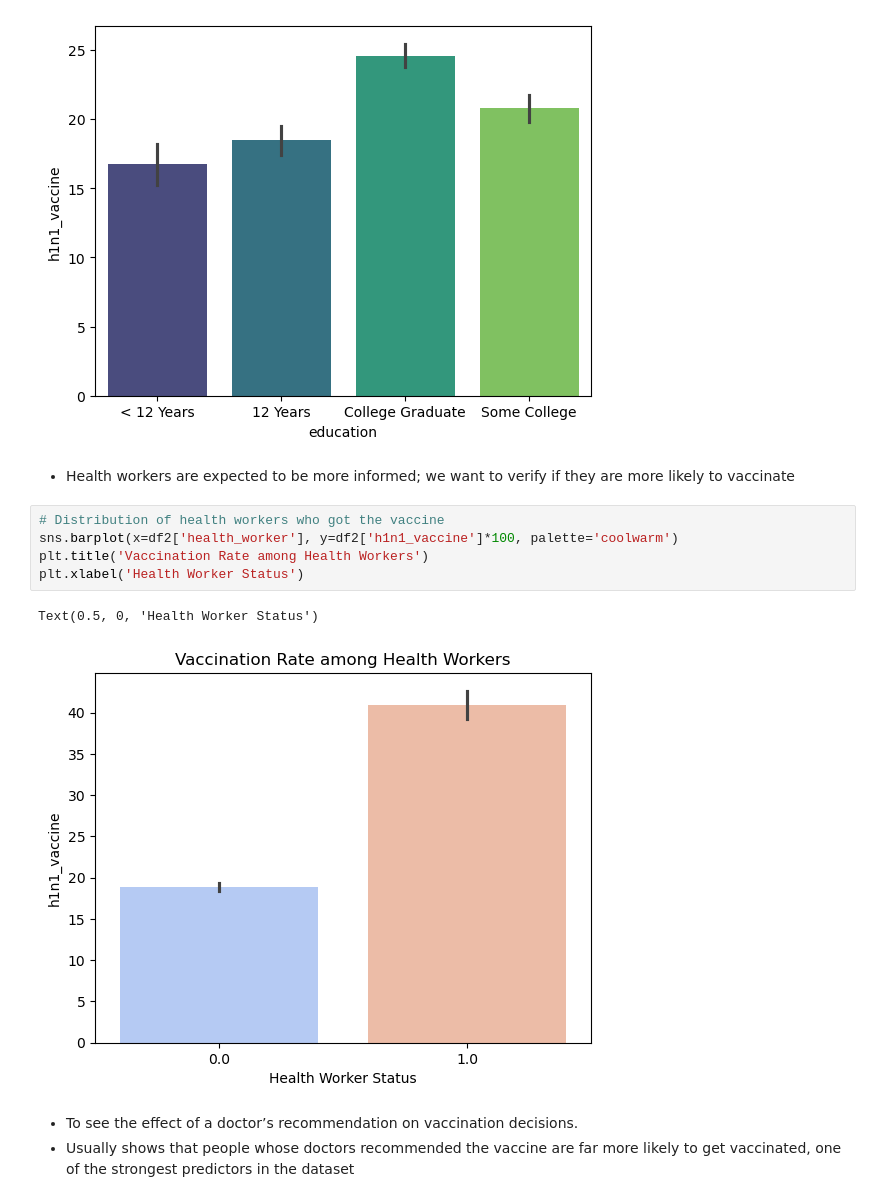
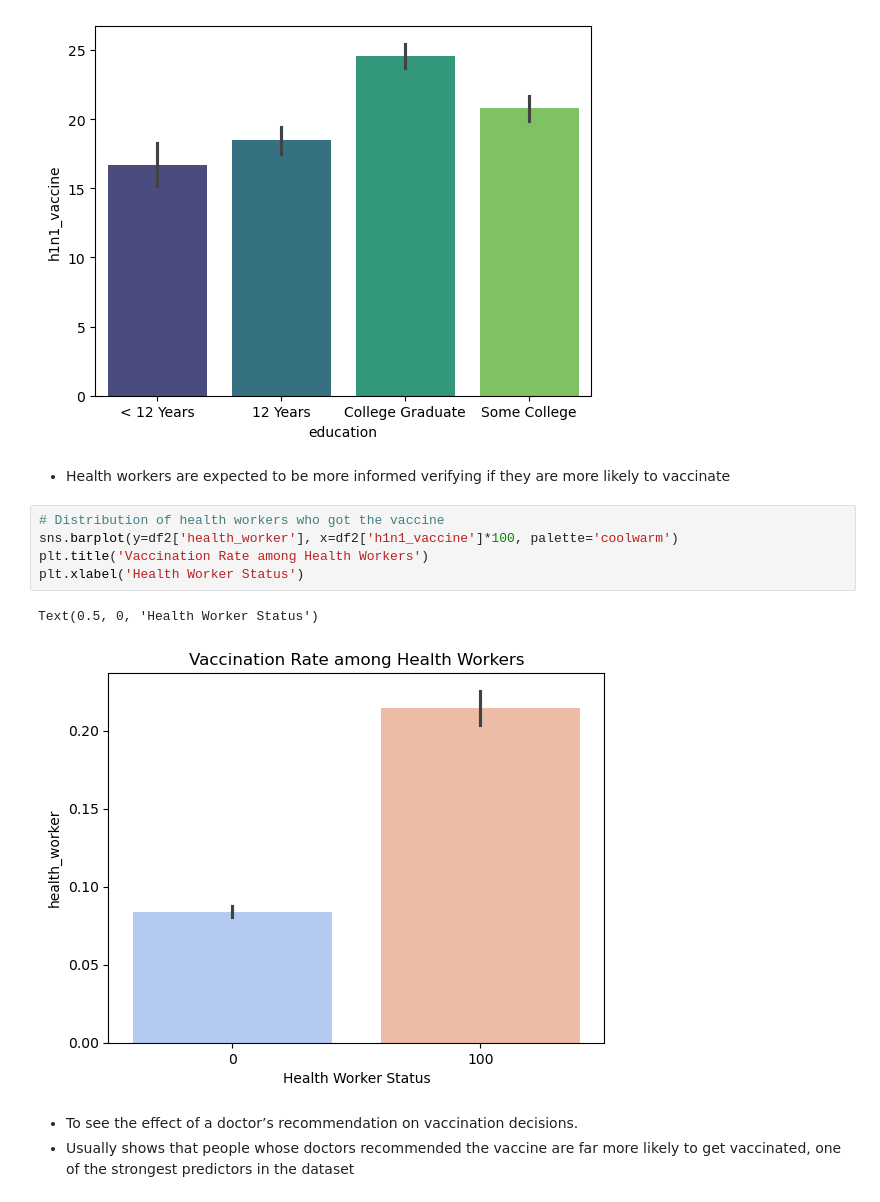
Before and after one commit to danielowuor/H1N1-flu-vaccine, a Jupyter notebook: h1n1_vaccine_analysis.ipynb, the cells around one changed output. Drawn from its saved outputs; the diff is of its cells as text.

```diff
--- a/h1n1_vaccine_analysis.ipynb
+++ b/h1n1_vaccine_analysis.ipynb
@@ -206,15 +206,15 @@ sns.barplot(x=df2['education'], y=df2['h1n1_vaccine']*100, palette='viridis')
 <Axes: xlabel='education', ylabel='h1n1_vaccine'>
 [figure]
 # %% [markdown]
-- Health workers are expected to be more informed; we want to verify if they are more likely to vaccinate
+- Health workers are expected to be more informed verifying if they are more likely to vaccinate
 # %%
 # Distribution of health workers who got the vaccine
-sns.barplot(x=df2['health_worker'], y=df2['h1n1_vaccine']*100, palette='coolwarm')
+sns.barplot(y=df2['health_worker'], x=df2['h1n1_vaccine']*100, palette='coolwarm')
 plt.title('Vaccination Rate among Health Workers')
 plt.xlabel('Health Worker Status')
 # %% [output]
 Text(0.5, 0, 'Health Worker Status')
-[figure, old version]
+[figure, new version]
 # %% [markdown]
 - To see the effect of a doctor’s recommendation on vaccination decisions.
 - Usually shows that people whose doctors recommended the vaccine are far more likely to get vaccinated, one of the strongest predictors in the dataset
```
Also changed, not shown: parts of 15 cells of this notebook.
